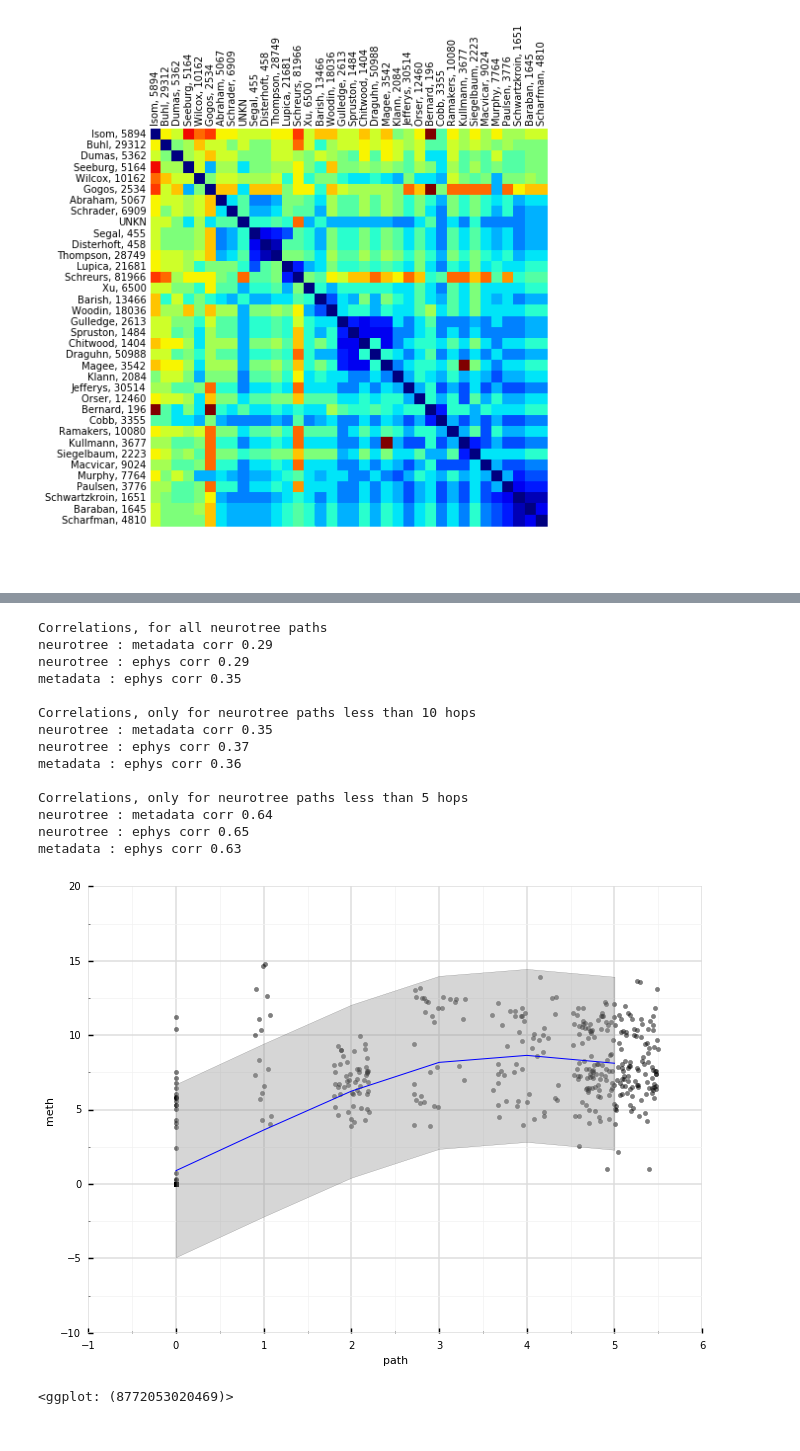
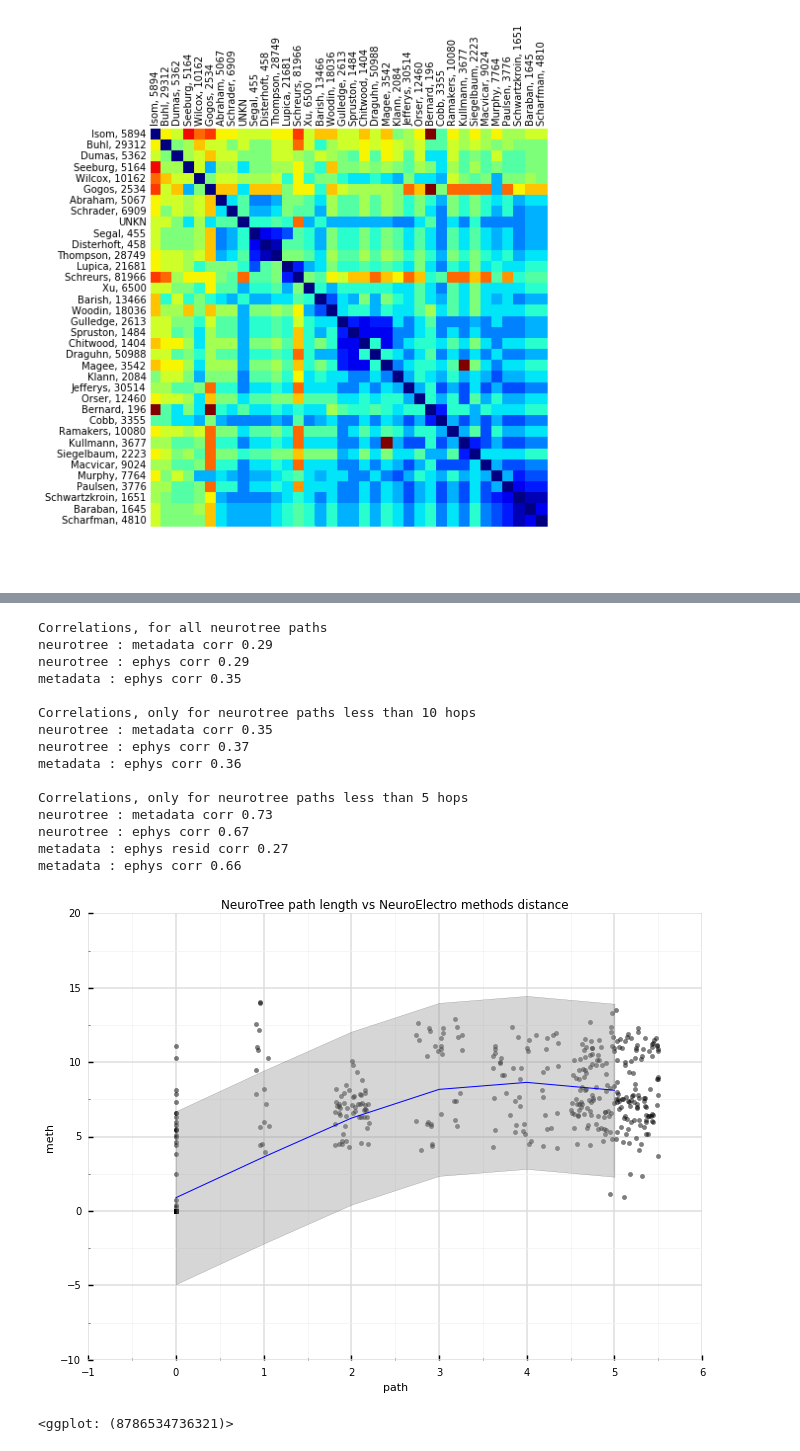
Before and after one commit to neuroelectro/neuroelectro_neurotree, a Jupyter notebook: ca1_analysis.ipynb, the cells around one changed output, grey strips where cells are left out. Drawn from its saved outputs; the diff is of its cells as text; code cells hidden in the pictures.

Commit message:
adding analysis of ephys resids after metadata accounting

```diff
--- a/ca1_analysis.ipynb
+++ b/ca1_analysis.ipynb
@@ -202,6 +201,12 @@ for t in ax.yaxis.get_major_ticks():
 # define a matrix composed of CA1 publication metadata values
 
 # uses ca1_df defined above, a subset of the neuroelectro data import
+
+from sklearn.preprocessing import Imputer, StandardScaler
+from fancyimpute import BiScaler, KNN, NuclearNormMinimization, SoftImpute
+imputer = Imputer(strategy='median',axis=0)
+biscaler = BiScaler(center_rows = False, scale_rows = False)
+standardscaler = StandardScaler()
 
 x_features = ['Species','Strain','ElectrodeType',
             'PrepType','JxnPotential','JxnOffset','RecTemp','AnimalAge','AnimalWeight',
@@ -246,10 +251,10 @@ for f in x_features:
 # center and scale columsn so they have unit variance
 X_scaled = biscaler.fit_transform(X_clean)
 
-X['knn'] = KNN(k=3).complete(X_scaled)
+X_imputed = KNN(k=3).complete(X_scaled)
 
 # the final data frame for metadata
-x_matrix_df = pd.DataFrame(X['knn'], index = ca1_df.index)
+x_matrix_df = pd.DataFrame(X_imputed, index = ca1_df.index)
 # %% [output]
 [BiScaler] Initial log residual value = 13.886593
 [BiScaler] Iter 1: log residual = -60.082951, log improvement ratio=73.969543
@@ -297,6 +302,21 @@ Imputing row 101/118 with 3 missing columns, elapsed time: 0.009
 A value is trying to be set on a copy of a slice from a DataFrame
 
 See the caveats in the documentation: http://pandas.pydata.org/pandas-docs/stable/indexing.html#indexing-view-versus-copy
+# %%
+# Predict ephys parameters using
+
+# Fit the model, using cross-validation with 100 train/test splits.
+from sklearn.ensemble import RandomForestRegressor
+from sklearn.cross_validation import ShuffleSplit
+from sklearn.metrics import mean_squared_error
+
+rfc = RandomForestRegressor(n_estimators=100,random_state=0)
+
+rfc.fit(X_imputed,y_matrix_imputed)
+Y_predict = rfc.predict(X_imputed)
+
+y_resid = Y_predict - y_matrix_imputed
+y_resid_df = pd.DataFrame(y_resid, index = ca1_df.index)
 # %%
 # for each pair of rows in the neuroelectro ca1 data frame, get the pairwise:
 # 1) metadata (euclidean) distances
@@ -308,11 +328,13 @@ from scipy.spatial import distance
 
 xm = pd.DataFrame(index = ca1_df.index, columns = ca1_df.index).fillna(value = np.nan)
 ym = pd.DataFrame(index = ca1_df.index, columns = ca1_df.index).fillna(value = np.nan)
+yresidm = pd.DataFrame(index = ca1_df.index, columns = ca1_df.index).fillna(value = np.nan)
 pm = pd.DataFrame(index = ca1_df.index, columns = ca1_df.index).fillna(value = np.nan)
 
 for index1, row1 in ca1_df.iterrows():
     x_vec1 = x_matrix_df.loc[index1]
     y_vec1 = y_matrix_df.loc[index1]
+    yresid_vec1 = y_resid_df.loc[index1]
     matching_df_inds = new_df['LastAuthor'].isin([row1['LastAuthor']])
     if not matching_df_inds.any():
         continue
@@ -334,12 +356,14 @@ for index1, row1 in ca1_df.iterrows():
 
             x_vec2 = x_matrix_df.loc[index2]
             y_vec2 = y_matrix_df.loc[index2]
+            yresid_vec2 = y_resid_df.loc[index2]
             #em.loc[index1,index2] = abs(m_val1 - m_val2)
             xm.loc[index1,index2] = distance.euclidean(x_vec1,x_vec2)
             ym.loc[index1,index2] = distance.euclidean(y_vec1,y_vec2)
-
+            yresidm.loc[index1,index2] = distance.euclidean(yresid_vec1,yresid_vec2)
 # define vectors composed of the pairwise differce matrices
 inds = np.triu_indices(np.shape(pm)[0])
 path_len_pairwise_vec = pm.values[inds]
 methods_pairwise_vec = xm.values[inds]
 ephys_pairwise_vec = ym.values[inds]
+ephys_resid_pairwise_vec = yresidm.values[inds]
@@ -401,14 +391,16 @@ print 'neurotree : metadata corr %.2f' % np.ma.corrcoef(masked_path, masked_meth
 print 'neurotree : ephys corr %.2f' % np.ma.corrcoef(masked_path, masked_ephys)[0,1]
 print 'metadata : ephys corr %.2f' % np.ma.corrcoef(masked_methods, masked_ephys)[0,1]
 
-use_inds = path_len_pairwise_vec < 5.5
+use_inds = path_len_pairwise_vec < 4.5
 masked_path = np.ma.masked_invalid(path_len_pairwise_vec[use_inds])
 masked_methods = np.ma.masked_invalid(methods_pairwise_vec[use_inds])
 masked_ephys = np.ma.masked_invalid(ephys_pairwise_vec[use_inds])
+masked_ephys_resid = np.ma.masked_invalid(ephys_resid_pairwise_vec[use_inds])
 
 print '\nCorrelations, only for neurotree paths less than 5 hops'
 print 'neurotree : metadata corr %.2f' % np.ma.corrcoef(masked_path, masked_methods)[0,1]
 print 'neurotree : ephys corr %.2f' % np.ma.corrcoef(masked_path, masked_ephys)[0,1]
+print 'metadata : ephys resid corr %.2f' % np.ma.corrcoef(masked_path, masked_ephys_resid)[0,1]
 print 'metadata : ephys corr %.2f' % np.ma.corrcoef(masked_methods, masked_ephys)[0,1]
 # %% [output]
 Correlations, for all neurotree paths
@@ -422,25 +414,28 @@ neurotree : ephys corr 0.37
 metadata : ephys corr 0.36
 
 Correlations, only for neurotree paths less than 5 hops
-neurotree : metadata corr 0.64
-neurotree : ephys corr 0.65
-metadata : ephys corr 0.63
+neurotree : metadata corr 0.73
+neurotree : ephys corr 0.67
+metadata : ephys resid corr 0.27
+metadata : ephys corr 0.66
 # %%
-pairwise_df = pd.DataFrame({'path': path_len_pairwise_vec, 'meth': methods_pairwise_vec, 'ephys': ephys_pairwise_vec})
+pairwise_df = pd.DataFrame({'path': path_len_pairwise_vec, 'meth': methods_pairwise_vec,
+                            'ephys': ephys_pairwise_vec, 'ephys_resid': ephys_resid_pairwise_vec})
 
 use_inds = path_len_pairwise_vec < 5.5
 pairwise_df = pairwise_df[use_inds]
 # %%
 from ggplot import *
 
 # plot path len vs methods
 ggplot(aes(x='path', y='meth'), data=pairwise_df) +\
     geom_point(position = 'jitter', alpha = .5) +\
     stat_smooth(colour="blue", se=True) +\
-    theme_seaborn()
+    theme_seaborn() +\
+    ggtitle("NeuroTree path length vs NeuroElectro methods distance")
 # %% [output]
-[figure, old version]
+[figure, new version]
-<ggplot: (8772053020469)>
+<ggplot: (8786534736321)>
 # %%
 # plot path len vs ephys diffs
 
```
Also changed, not shown: parts of 11 cells of this notebook, 1 other file.
